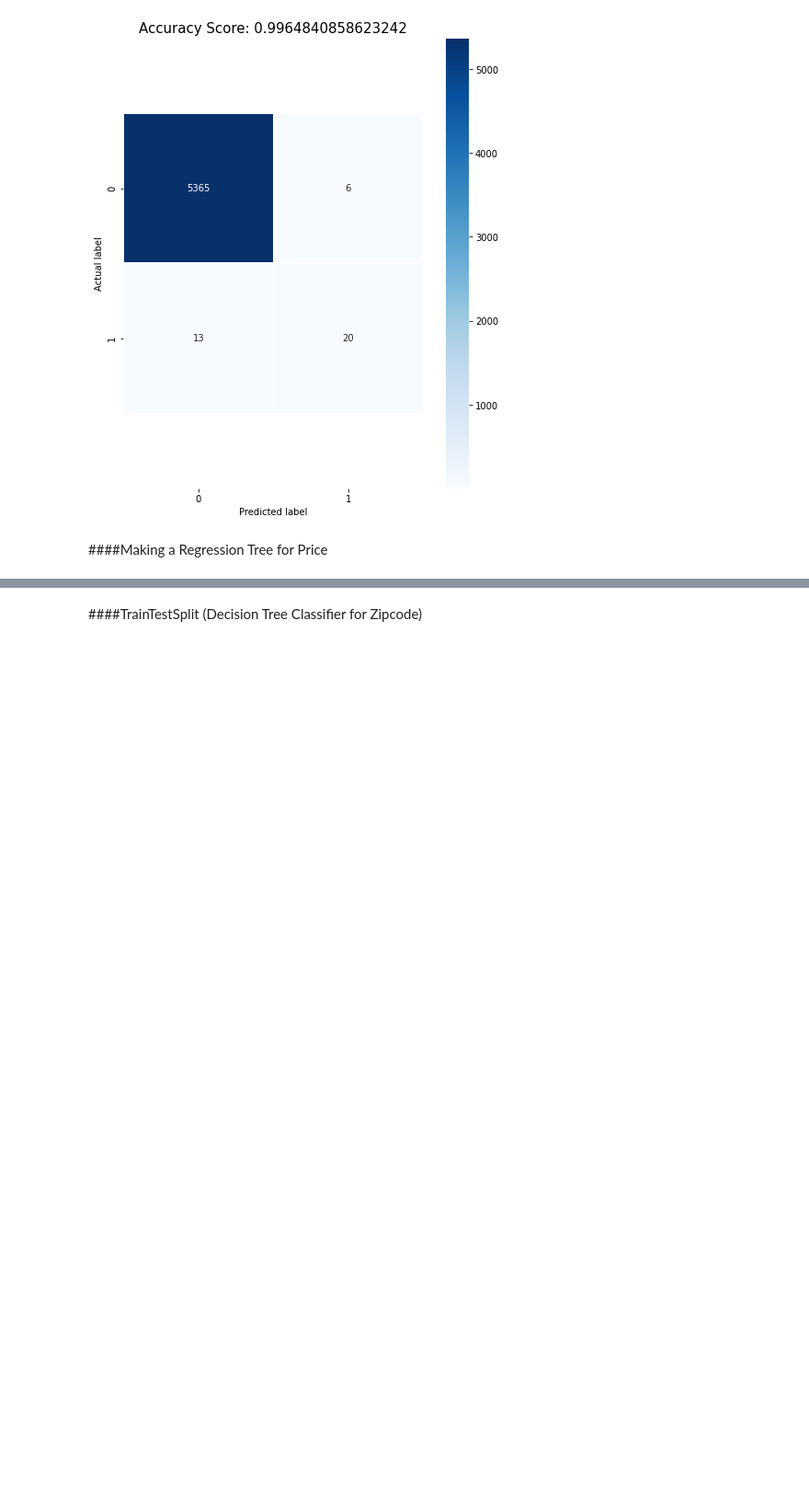
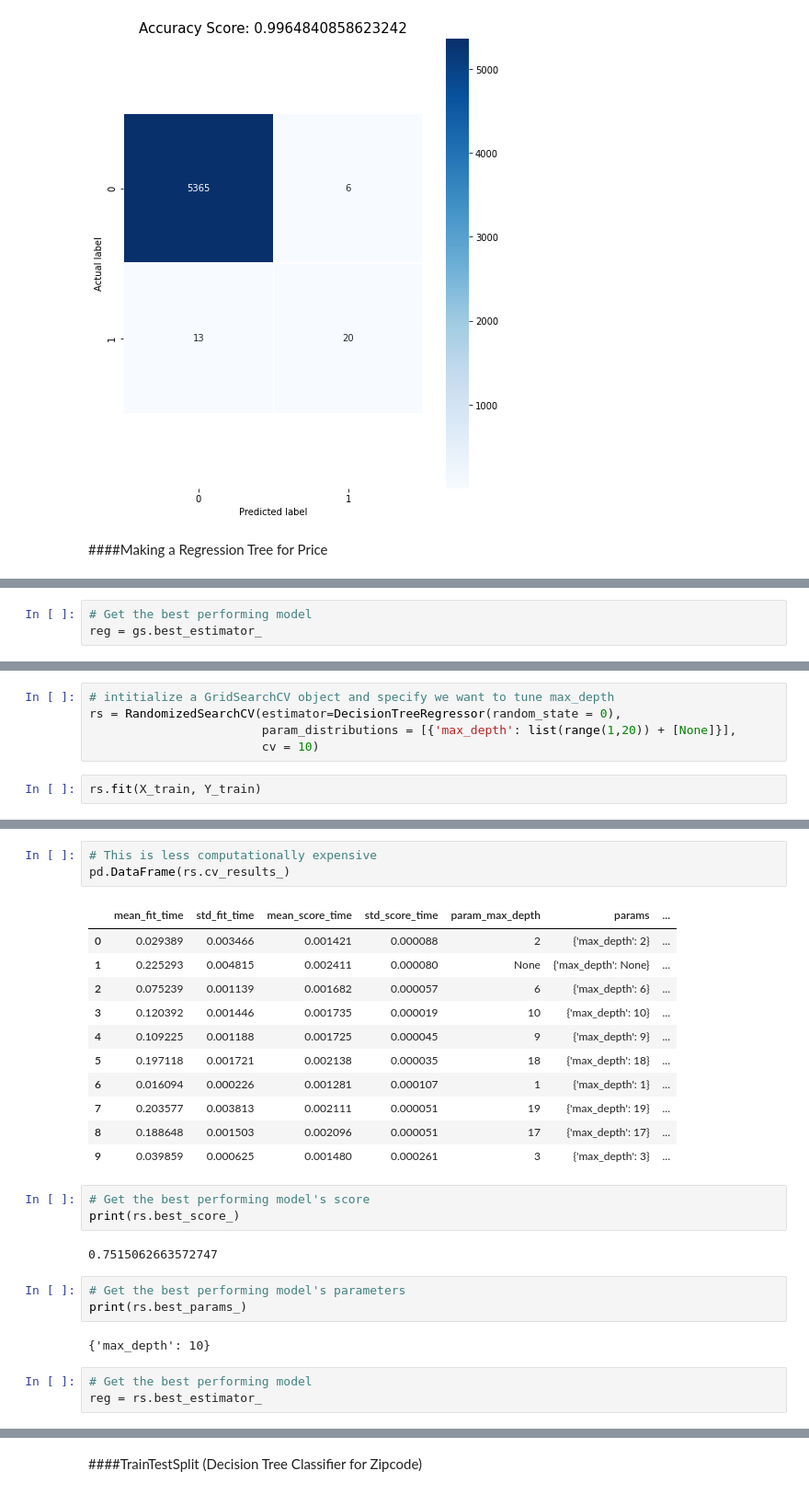
Before and after one commit to RicStrong/Kings_County_Real_Estate, a Jupyter notebook: KingsCountyRealEstate.ipynb, the cells around one changed output, grey strips where cells are left out. Shown at 92% size. Drawn from its saved outputs; the diff is of its cells as text; blank space fills up the shorter version.

```diff
--- a/KingsCountyRealEstate.ipynb
+++ b/KingsCountyRealEstate.ipynb
@@ -463,0 +573,3 @@ print(dt_reg_score)
+# %%
+# Get the best performing model
+reg = gs.best_estimator_
@@ -463,0 +593,7 @@ print(dt_reg_score)
+# %%
+# intitialize a GridSearchCV object and specify we want to tune max_depth
+rs = RandomizedSearchCV(estimator=DecisionTreeRegressor(random_state = 0),
+                        param_distributions = [{'max_depth': list(range(1,20)) + [None]}],
+                        cv = 10)
+# %%
+rs.fit(X_train, Y_train)
@@ -463,0 +618,28 @@ print(dt_reg_score)
+# %%
+# This is less computationally expensive
+pd.DataFrame(rs.cv_results_)
+# %% [output]
+|  | mean_fit_time | std_fit_time | mean_score_time | std_score_time | param_max_depth | params | ... |
+| 0 | 0.029389 | 0.003466 | 0.001421 | 0.000088 | 2 | {'max_depth': 2} | ... |
+| 1 | 0.225293 | 0.004815 | 0.002411 | 0.000080 | None | {'max_depth': None} | ... |
+| 2 | 0.075239 | 0.001139 | 0.001682 | 0.000057 | 6 | {'max_depth': 6} | ... |
+| 3 | 0.120392 | 0.001446 | 0.001735 | 0.000019 | 10 | {'max_depth': 10} | ... |
+| 4 | 0.109225 | 0.001188 | 0.001725 | 0.000045 | 9 | {'max_depth': 9} | ... |
+| 5 | 0.197118 | 0.001721 | 0.002138 | 0.000035 | 18 | {'max_depth': 18} | ... |
+| 6 | 0.016094 | 0.000226 | 0.001281 | 0.000107 | 1 | {'max_depth': 1} | ... |
+| 7 | 0.203577 | 0.003813 | 0.002111 | 0.000051 | 19 | {'max_depth': 19} | ... |
+| 8 | 0.188648 | 0.001503 | 0.002096 | 0.000051 | 17 | {'max_depth': 17} | ... |
+| 9 | 0.039859 | 0.000625 | 0.001480 | 0.000261 | 3 | {'max_depth': 3} | ... |
+# %%
+# Get the best performing model's score
+print(rs.best_score_)
+# %% [output]
+0.7515062663572747
+# %%
+# Get the best performing model's parameters
+print(rs.best_params_)
+# %% [output]
+{'max_depth': 10}
+# %%
+# Get the best performing model
+reg = rs.best_estimator_
```
Also changed, not shown: parts of 32 cells of this notebook.
